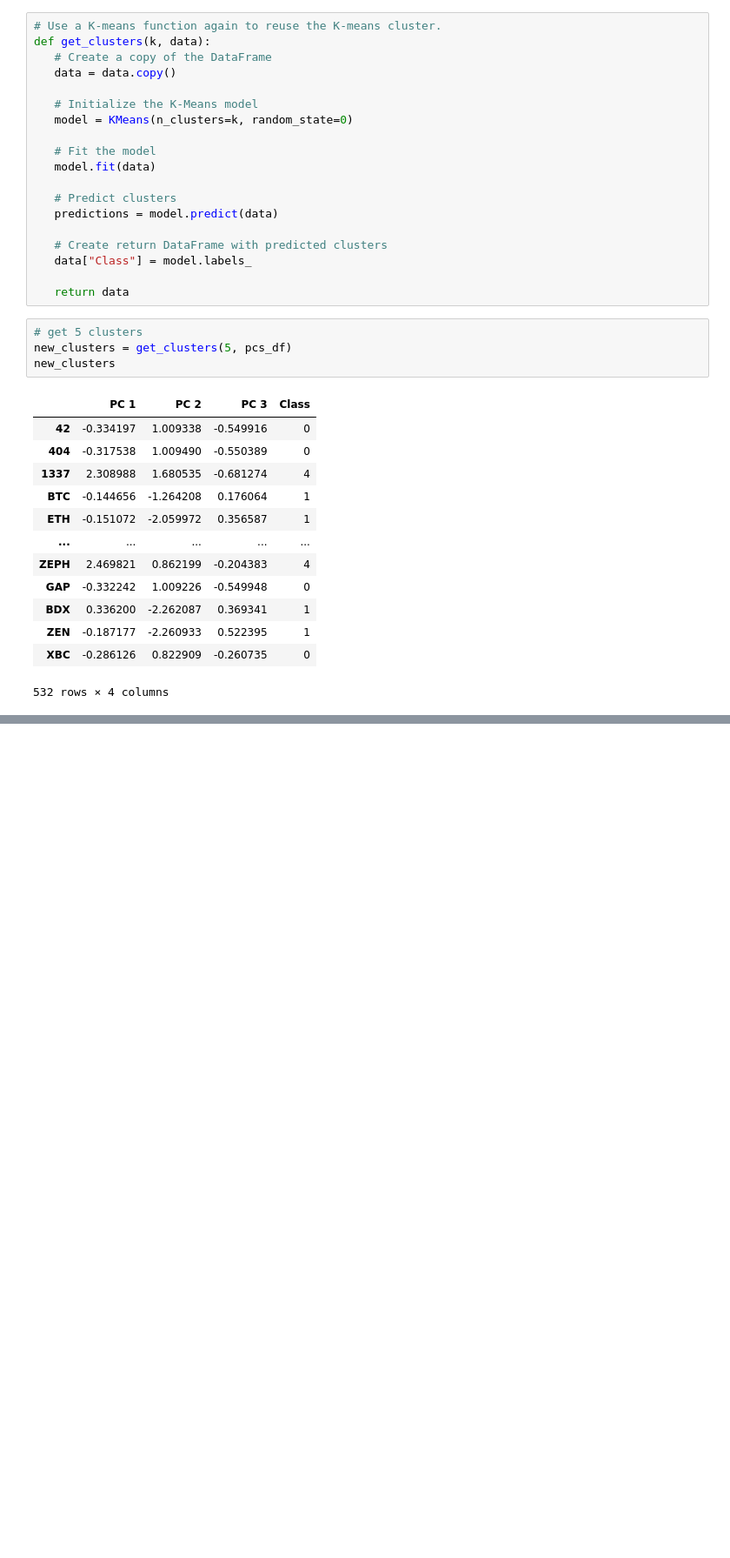
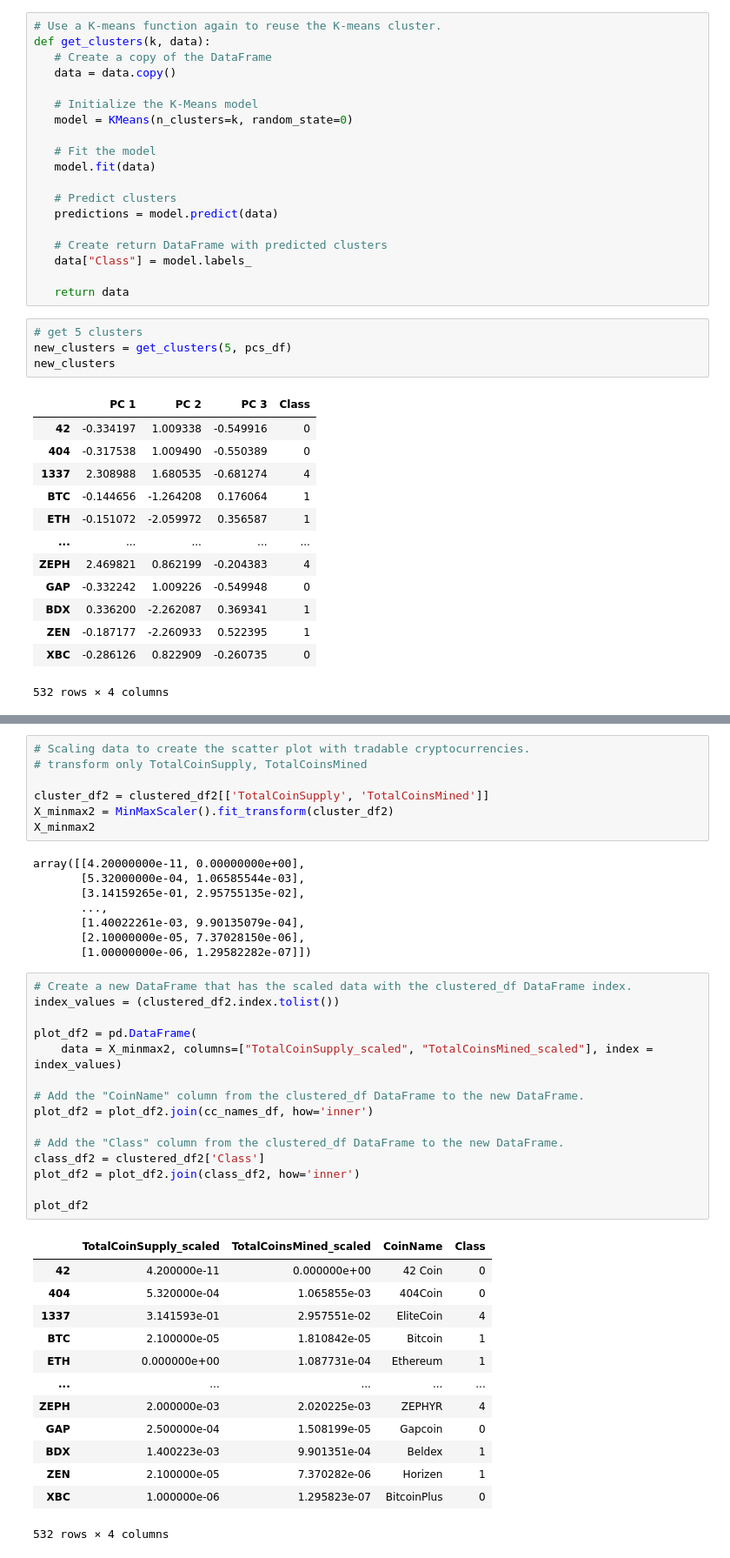
Before and after one commit to mtmcphail/Cryptocurrencies, a Jupyter notebook: crypto_clustering.ipynb, the cells around one changed output, grey strips where cells are left out. Shown at 87% size. Saved outputs shown, nothing was run; the diff lists cells and outputs as text; blank space fills up the shorter version.

```diff
--- a/crypto_clustering.ipynb
+++ b/crypto_clustering.ipynb
@@ -580,0 +584,44 @@ fig.show()
+# %%
+# Scaling data to create the scatter plot with tradable cryptocurrencies.
+# transform only TotalCoinSupply, TotalCoinsMined
+
+cluster_df2 = clustered_df2[['TotalCoinSupply', 'TotalCoinsMined']]
+X_minmax2 = MinMaxScaler().fit_transform(cluster_df2)
+X_minmax2
+# %% [output]
+array([[4.20000000e-11, 0.00000000e+00],
+       [5.32000000e-04, 1.06585544e-03],
+       [3.14159265e-01, 2.95755135e-02],
+       ...,
+       [1.40022261e-03, 9.90135079e-04],
+       [2.10000000e-05, 7.37028150e-06],
+       [1.00000000e-06, 1.29582282e-07]])
+# %%
+# Create a new DataFrame that has the scaled data with the clustered_df DataFrame index.
+index_values = (clustered_df2.index.tolist())
+
+plot_df2 = pd.DataFrame(
+    data = X_minmax2, columns=["TotalCoinSupply_scaled", "TotalCoinsMined_scaled"], index = index_values)
+
+# Add the "CoinName" column from the clustered_df DataFrame to the new DataFrame.
+plot_df2 = plot_df2.join(cc_names_df, how='inner')
+
+# Add the "Class" column from the clustered_df DataFrame to the new DataFrame.
+class_df2 = clustered_df2['Class']
+plot_df2 = plot_df2.join(class_df2, how='inner')
+
+plot_df2
+# %% [output]
+|  | TotalCoinSupply_scaled | TotalCoinsMined_scaled | CoinName | Class |
+| 42 | 4.200000e-11 | 0.000000e+00 | 42 Coin | 0 |
+| 404 | 5.320000e-04 | 1.065855e-03 | 404Coin | 0 |
+| 1337 | 3.141593e-01 | 2.957551e-02 | EliteCoin | 4 |
+| BTC | 2.100000e-05 | 1.810842e-05 | Bitcoin | 1 |
+| ETH | 0.000000e+00 | 1.087731e-04 | Ethereum | 1 |
+| ... | ... | ... | ... | ... |
+| ZEPH | 2.000000e-03 | 2.020225e-03 | ZEPHYR | 4 |
+| GAP | 2.500000e-04 | 1.508199e-05 | Gapcoin | 0 |
+| BDX | 1.400223e-03 | 9.901351e-04 | Beldex | 1 |
+| ZEN | 2.100000e-05 | 7.370282e-06 | Horizen | 1 |
+| XBC | 1.000000e-06 | 1.295823e-07 | BitcoinPlus | 0 |
+532 rows × 4 columns
```
Also changed, not shown: parts of 3 cells of this notebook, 3 other files.
